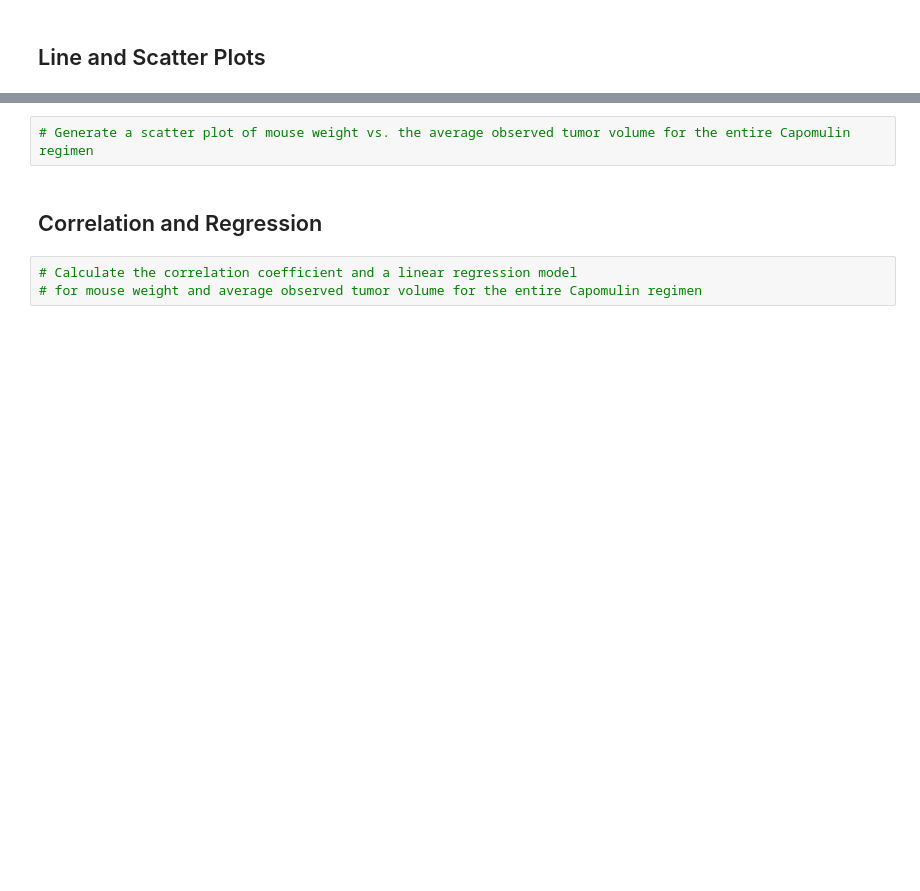
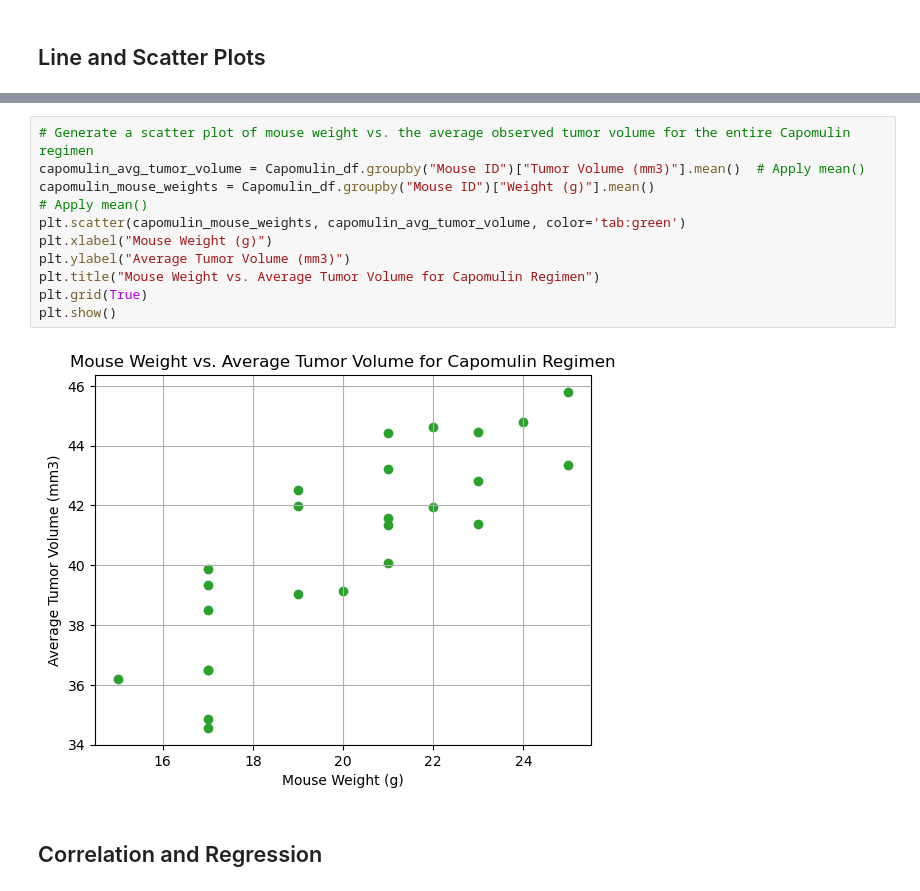
Before and after one commit to ortizvane09/Pymaceuticals, a Jupyter notebook: pymaceuticals_starter.ipynb, the cells around one changed output, grey strips where cells are left out. Drawn from its saved outputs; the diff is of its cells as text; blank space fills up the shorter version.

```diff
--- a/pymaceuticals_starter.ipynb
+++ b/pymaceuticals_starter.ipynb
@@ -253,7 +259,15 @@ Text(0, 0.5, 'Tumor Volume (mm3)')
-# %%
-# Generate a scatter plot of mouse weight vs. the average observed tumor volume for the entire Capomulin regimen
+# %%
+# Generate a scatter plot of mouse weight vs. the average observed tumor volume for the entire Capomulin regimen
+capomulin_avg_tumor_volume = Capomulin_df.groupby("Mouse ID")["Tumor Volume (mm3)"].mean()  # Apply mean()
+capomulin_mouse_weights = Capomulin_df.groupby("Mouse ID")["Weight (g)"].mean()
+# Apply mean()
+plt.scatter(capomulin_mouse_weights, capomulin_avg_tumor_volume, color='tab:green')
+plt.xlabel("Mouse Weight (g)")
+plt.ylabel("Average Tumor Volume (mm3)")
+plt.title("Mouse Weight vs. Average Tumor Volume for Capomulin Regimen")
+plt.grid(True)
+plt.show()
+# %% [output]
+[figure, added]
 # %% [markdown]
 ## Correlation and Regression
-# %%
-# Calculate the correlation coefficient and a linear regression model
-# for mouse weight and average observed tumor volume for the entire Capomulin regimen
```
Also changed, not shown: parts of 7 cells of this notebook, 1 other file.
